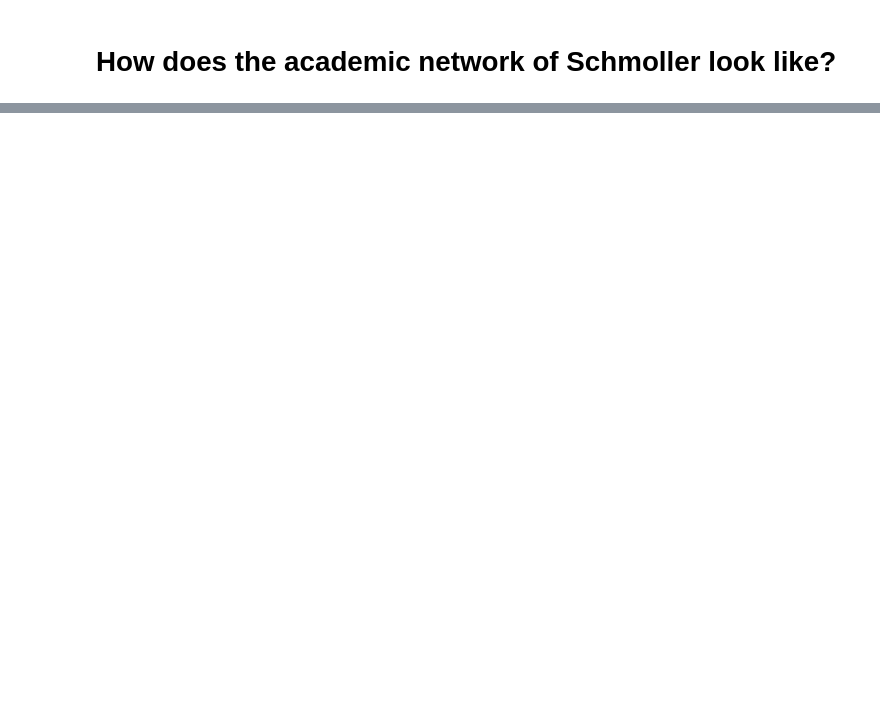
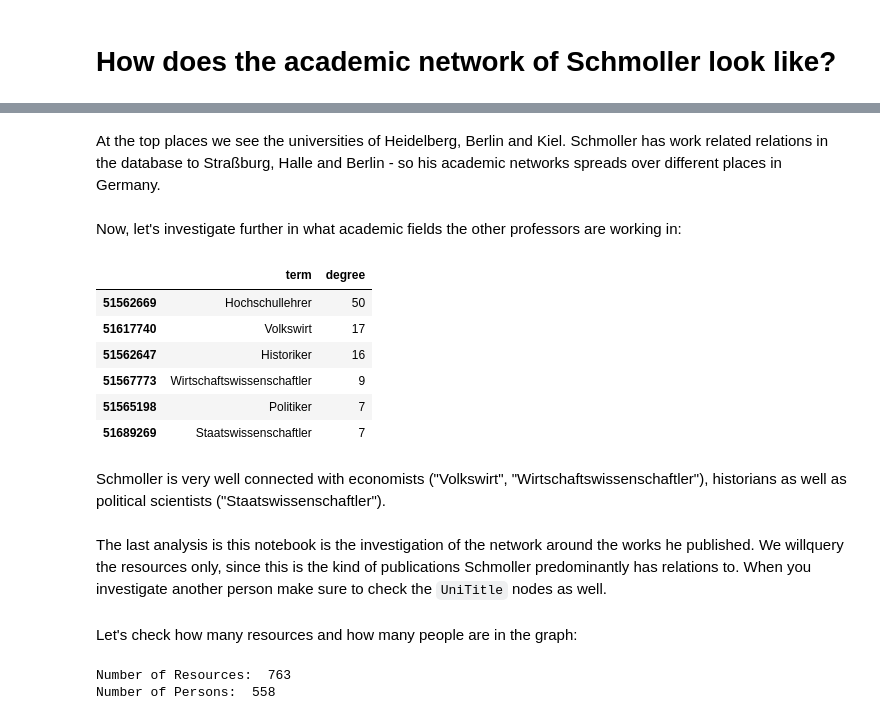
Before and after one commit to sonar-idh/jupyter-curriculum, a Jupyter notebook: notebooks/Notebook 5 - History of Economics.ipynb, the cells around one changed output, grey strips where cells are left out. Cells and saved outputs as stored; diff of their text form; code cells hidden in the pictures; blank space fills up the shorter version.

```diff
--- a/notebooks/Notebook 5 - History of Economics.ipynb
+++ b/notebooks/Notebook 5 - History of Economics.ipynb
@@ -449,0 +538,41 @@ nx.draw(subgraph, labels = labels, alpha = 0.75)
+# %% [markdown]
+At the top places we see the universities of Heidelberg, Berlin and Kiel. Schmoller has work related relations in the database to Straßburg, Halle and Berlin - so his academic networks spreads over different places in Germany.
+# %% [markdown]
+Now, let's investigate further in what academic fields the other professors are working in:
+# %%
+driver = GraphDatabase.driver(uri, auth=(user, password))
+
+query = """
+MATCH (t:TopicTerm)--(n:PerName)-[rel]-(n2:PerName {Id: "(DE-588)118609378"})
+WHERE t.Name CONTAINS "Hochschullehrer"
+WITH DISTINCT [x in collect(n)+collect(n2)|id(x)] as collectedIds
+MATCH (n:PerName)-[rel:RelationToTopicTerm]-(t:TopicTerm)
+WHERE ID(n) in collectedIds
+RETURN n,rel,t
+"""
+
+driver = GraphDatabase.driver(uri, auth=(user, password))
+
+G = to_nx_graph(neo4j_driver = driver,
+                query = query)
+# %%
+profession_names = {x: y["Name"] for x,y in G.nodes(data=True) if y["type"] == "TopicTerm"}
+profession_names_df = pd.DataFrame.from_dict(profession_names, orient="index", columns=["term"])
+
+profession_degrees = dict(G.degree(profession_names_df.index.tolist()))
+profession_degrees_df = pd.DataFrame.from_dict(profession_degrees, orient="index", columns=["degree"])
+
+profession_degrees_df = pd.concat([profession_names_df, profession_degrees_df], axis = 1).sort_values("degree", ascending=False)
+profession_degrees_df.head(6)
+# %% [output]
+|  | term | degree |
+| 51562669 | Hochschullehrer | 50 |
+| 51617740 | Volkswirt | 17 |
+| 51562647 | Historiker | 16 |
+| 51567773 | Wirtschaftswissenschaftler | 9 |
+| 51565198 | Politiker | 7 |
+| 51689269 | Staatswissenschaftler | 7 |
+# %% [markdown]
+Schmoller is very well connected with economists ("Volkswirt", "Wirtschaftswissenschaftler"), historians as well as political scientists ("Staatswissenschaftler").
+# %% [markdown]
+The last analysis is this notebook is the investigation of the network around the works he published. We willquery the resources only, since this is the kind of publications Schmoller predominantly has relations to. When you investigate another person make sure to check the `UniTitle` nodes as well.
@@ -449,0 +594,8 @@ nx.draw(subgraph, labels = labels, alpha = 0.75)
+# %% [markdown]
+Let's check how many resources and how many people are in the graph:
+# %%
+print("Number of Resources: ", len([x for x,y in G.nodes(data=True) if y["type"] == "Resource"]))
+print("Number of Persons: ", len([x for x,y in G.nodes(data=True) if y["type"] == "PerName"]))
+# %% [output]
+Number of Resources:  763
+Number of Persons:  558
```
Also changed, not shown: parts of 43 cells of this notebook, 1 other file.
